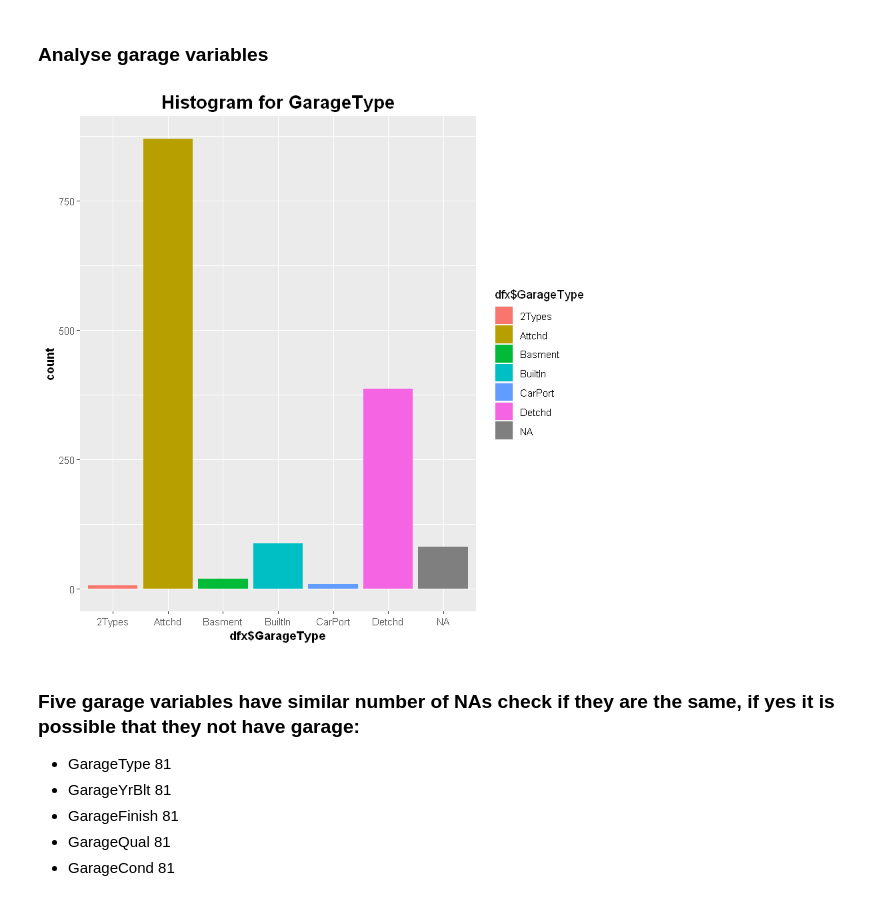
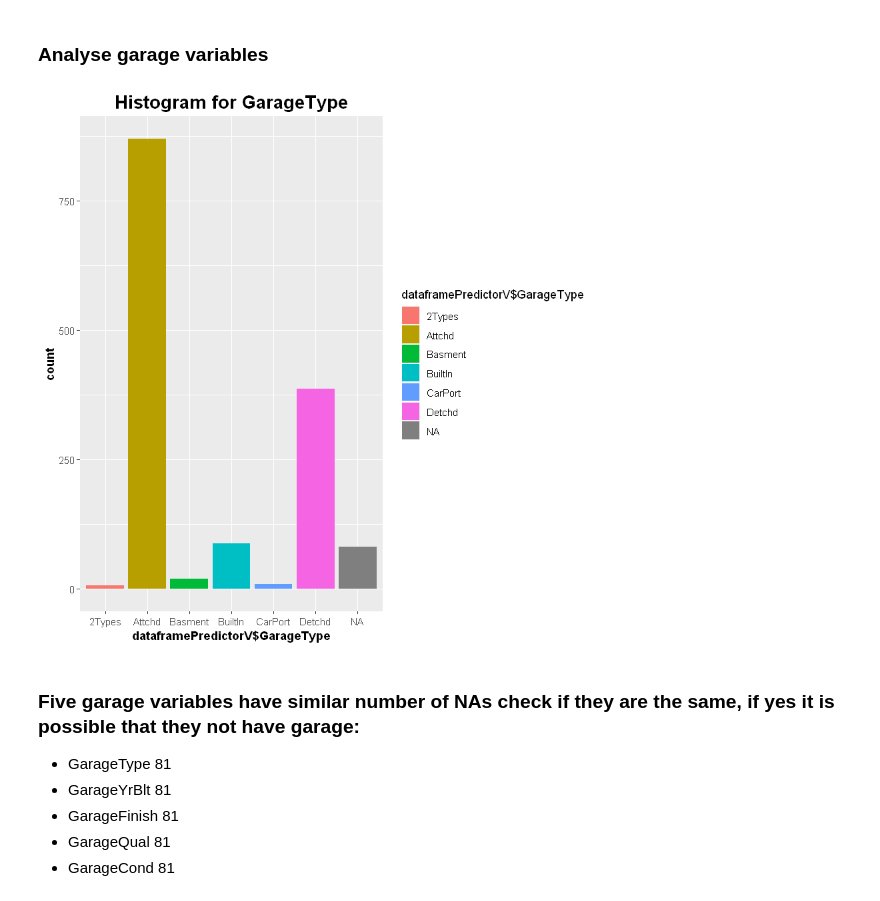
Before and after one commit to bluejurand/House-prices-R, a Jupyter notebook: HousePrices_DA_VIS_Model.ipynb, the cells around one changed output. Cells and saved outputs as stored; diff of their text form; code cells hidden in the pictures.

```diff
--- a/HousePrices_DA_VIS_Model.ipynb
+++ b/HousePrices_DA_VIS_Model.ipynb
@@ -523,20 +537,20 @@ dfx[is.na(dfx$KitchenQual), c('KitchenQual')] <- getmode(dfx$KitchenQual)
 # %%
-dfx[is.na(dfx$Functional), c('Functional')] <- getmode(dfx$Functional)
+dataframePredictorV[is.na(dataframePredictorV$Functional), c('Functional')] <- getmode(dataframePredictorV$Functional)
 # %%
-dfx[is.na(dfx$GarageArea), c('GarageArea')] <- getmode(dfx$GarageArea)
+dataframePredictorV[is.na(dataframePredictorV$GarageArea), c('GarageArea')] <- getmode(dataframePredictorV$GarageArea)
 # %%
-dfx[is.na(dfx$GarageCars), c('GarageCars')] <- getmode(dfx$GarageCars)
+dataframePredictorV[is.na(dataframePredictorV$GarageCars), c('GarageCars')] <- getmode(dataframePredictorV$GarageCars)
 # %%
-dfx[is.na(dfx$SaleType), c('SaleType')] <- getmode(dfx$SaleType)
+dataframePredictorV[is.na(dataframePredictorV$SaleType), c('SaleType')] <- getmode(dataframePredictorV$SaleType)
 # %% [markdown]
 ### Analyse garage variables
 # %%
-GarageType <- data.frame(dfx$GarageType)
-ggplot(GarageType, aes(dfx$GarageType, ..count..)) + geom_bar(aes(fill = dfx$GarageType), position = "dodge") +
+GarageType <- data.frame(dataframePredictorV$GarageType)
+ggplot(GarageType, aes(dataframePredictorV$GarageType, ..count..)) + geom_bar(aes(fill = dataframePredictorV$GarageType), position = "dodge") +
     labs(title = "Histogram for GarageType") +
     theme(plot.title = element_text(hjust = 0.5, face = "bold", size = 16), axis.title = element_text(face = "bold"))
 # %% [output]
-[figure, old version]
+[figure, new version]
 # %% [markdown]
 ### Five garage variables have similar number of NAs check if they are the same, if yes it is possible that they not have garage:
 * GarageType      81
```
Also changed, not shown: parts of 137 cells of this notebook.
